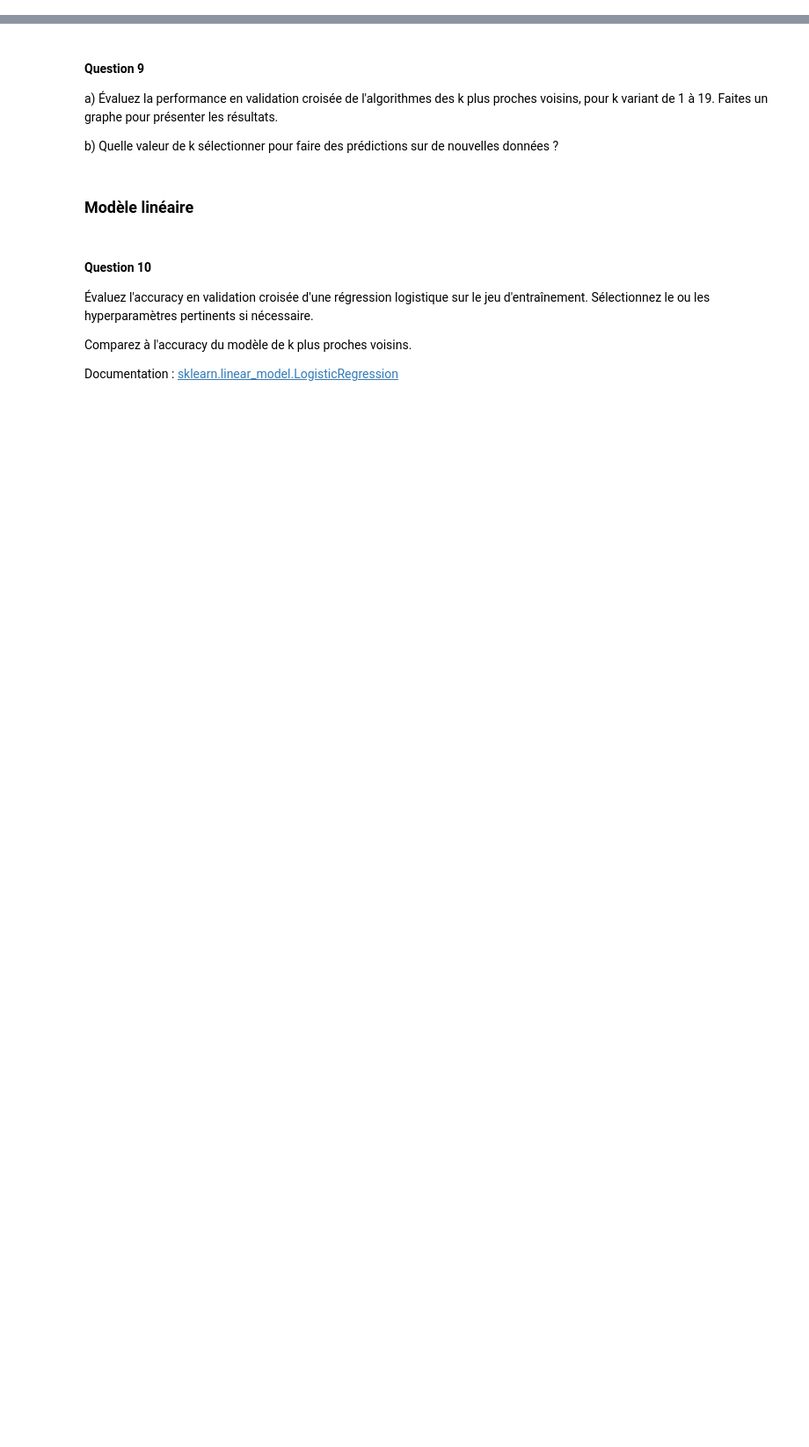
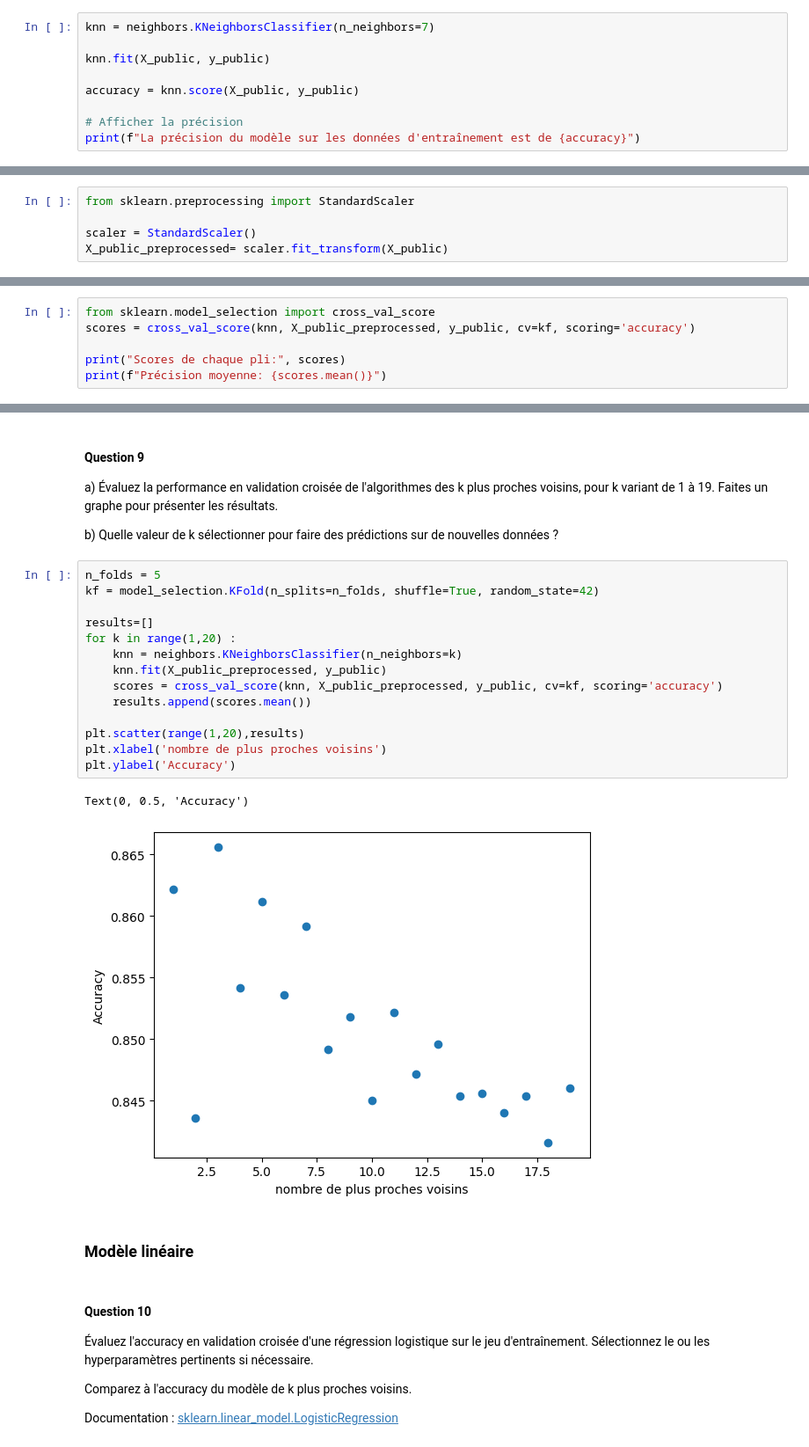
Before and after one commit to LucieTrolle/Projet-Traitement-du-Signal, a Jupyter notebook: Projet_SDD_2024.ipynb, the cells around one changed output, grey strips where cells are left out. Shown: that part at 88% size. Cells and saved outputs as stored; diff of their text form; blank space fills up the shorter version.

```diff
--- a/Projet_SDD_2024.ipynb
+++ b/Projet_SDD_2024.ipynb
@@ -181,3 +187,12 @@ Documentation : [sklearn.neighbors.KNeighborsClassifier](https://scikit-learn.or
 b) Quelle est l'accuracy de ce modèle sur le jeu ayant servi à l'entraîner ?
 # %%
 from sklearn import metrics, neighbors
+# %%
+knn = neighbors.KNeighborsClassifier(n_neighbors=7)
+
+knn.fit(X_public, y_public)
+
+accuracy = knn.score(X_public, y_public)
+
+# Afficher la précision
+print(f"La précision du modèle sur les données d'entraînement est de {accuracy}")
@@ -194,2 +214,7 @@ b) Proposez et implémentez un pré-traitement permettant de remédier à ce pro
+# %%
+from sklearn.preprocessing import StandardScaler
+
+scaler = StandardScaler()
+X_public_preprocessed= scaler.fit_transform(X_public)
 # %% [markdown]
 #### Pré-traitement des données
@@ -218,3 +235,9 @@ kf = model_selection.KFold(n_splits=n_folds, shuffle=True, random_state=42)
 a) Utilisez `kf` pour évaluer l'accuracy en validation croisée de l'algorithme des 7 plus proches voisins.
 
 b) Comparez à l'accuracy obtenue sur le jeu d'entraînement ; commentez.
+# %%
+from sklearn.model_selection import cross_val_score
+scores = cross_val_score(knn, X_public_preprocessed, y_public, cv=kf, scoring='accuracy')
+
+print("Scores de chaque pli:", scores)
+print(f"Précision moyenne: {scores.mean()}")
@@ -224,6 +252,23 @@ b) Comparez à l'accuracy obtenue sur le jeu d'entraînement ; commentez.
 a) Évaluez la performance en validation croisée de l'algorithmes des k plus proches voisins, pour k variant de 1 à 19. Faites un graphe pour présenter les résultats.
 
 b) Quelle valeur de k sélectionner pour faire des prédictions sur de nouvelles données ?
+# %%
+n_folds = 5
+kf = model_selection.KFold(n_splits=n_folds, shuffle=True, random_state=42)
+
+results=[]
+for k in range(1,20) :
+    knn = neighbors.KNeighborsClassifier(n_neighbors=k)
+    knn.fit(X_public_preprocessed, y_public)
+    scores = cross_val_score(knn, X_public_preprocessed, y_public, cv=kf, scoring='accuracy')
+    results.append(scores.mean())
+
+plt.scatter(range(1,20),results)
+plt.xlabel('nombre de plus proches voisins')
+plt.ylabel('Accuracy')
+# %% [output]
+Text(0, 0.5, 'Accuracy')
+[figure, added]
 # %% [markdown]
 ### Modèle linéaire
 # %% [markdown]
```
Also changed, not shown: parts of 14 cells of this notebook.
